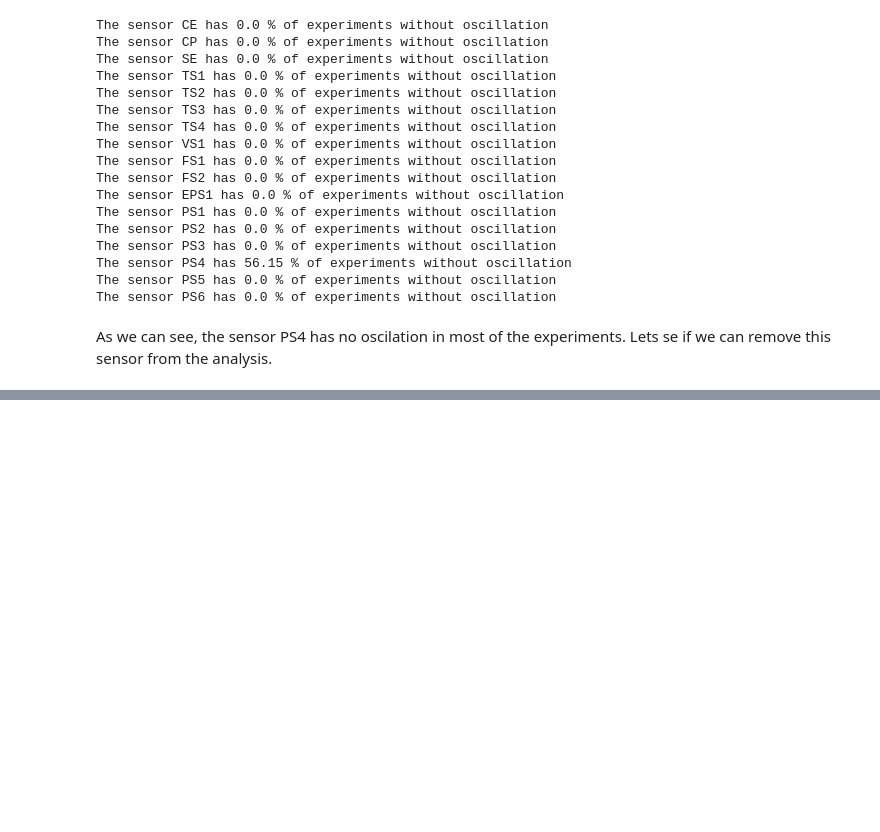
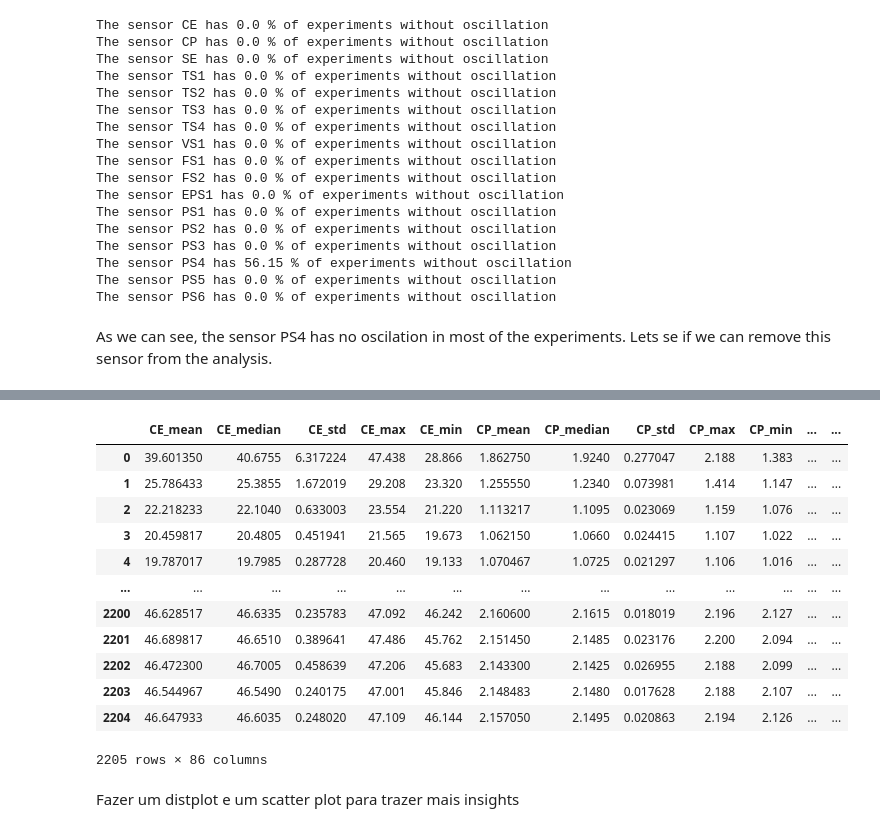
Before and after one commit to antoniotameirao/hydraulic-system-condition-classification, a Jupyter notebook: notebooks/main.ipynb, the cells around one changed output, grey strips where cells are left out. Cells and saved outputs as stored; diff of their text form; code cells hidden in the pictures; blank space fills up the shorter version.

```diff
--- a/notebooks/main.ipynb
+++ b/notebooks/main.ipynb
@@ -287,0 +305,53 @@ fig.update_layout(title=f'{names[sensor]}',
+# %%
+def create_features_df(data, names, features_dict):
+    n_sensors = data.shape[2]
+    df = pd.DataFrame()
+    for sensor_idx in range(n_sensors):
+        sensor_name = names[sensor_idx]
+        sensor_data = data[:,:,sensor_idx]
+        for feat_name, feat in features_dict.items():
+            column_name = sensor_name + '_' + feat_name
+            column_values = feat(sensor_data)
+            df[column_name] = column_values
+
+    return df
+# %%
+one_hz_df = create_features_df(
+    one_hz_data,
+    one_hz_names,
+    features_dict
+)
+
+ten_hz_df = create_features_df(
+    ten_hz_data,
+    ten_hz_names,
+    features_dict
+)
+
+hund_hz_df = create_features_df(
+    hund_hz_data,
+    hund_hz_names,
+    features_dict
+)
+# %%
+df = pd.concat([one_hz_df, ten_hz_df, hund_hz_df], axis=1)
+# %%
+df['target'] = target
+# %%
+df
+# %% [output]
+|  | CE_mean | CE_median | CE_std | CE_max | CE_min | CP_mean | CP_median | CP_std | CP_max | CP_min | ... | ... |
+| 0 | 39.601350 | 40.6755 | 6.317224 | 47.438 | 28.866 | 1.862750 | 1.9240 | 0.277047 | 2.188 | 1.383 | ... | ... |
+| 1 | 25.786433 | 25.3855 | 1.672019 | 29.208 | 23.320 | 1.255550 | 1.2340 | 0.073981 | 1.414 | 1.147 | ... | ... |
+| 2 | 22.218233 | 22.1040 | 0.633003 | 23.554 | 21.220 | 1.113217 | 1.1095 | 0.023069 | 1.159 | 1.076 | ... | ... |
+| 3 | 20.459817 | 20.4805 | 0.451941 | 21.565 | 19.673 | 1.062150 | 1.0660 | 0.024415 | 1.107 | 1.022 | ... | ... |
+| 4 | 19.787017 | 19.7985 | 0.287728 | 20.460 | 19.133 | 1.070467 | 1.0725 | 0.021297 | 1.106 | 1.016 | ... | ... |
+| ... | ... | ... | ... | ... | ... | ... | ... | ... | ... | ... | ... | ... |
+| 2200 | 46.628517 | 46.6335 | 0.235783 | 47.092 | 46.242 | 2.160600 | 2.1615 | 0.018019 | 2.196 | 2.127 | ... | ... |
+| 2201 | 46.689817 | 46.6510 | 0.389641 | 47.486 | 45.762 | 2.151450 | 2.1485 | 0.023176 | 2.200 | 2.094 | ... | ... |
+| 2202 | 46.472300 | 46.7005 | 0.458639 | 47.206 | 45.683 | 2.143300 | 2.1425 | 0.026955 | 2.188 | 2.099 | ... | ... |
+| 2203 | 46.544967 | 46.5490 | 0.240175 | 47.001 | 45.846 | 2.148483 | 2.1480 | 0.017628 | 2.188 | 2.107 | ... | ... |
+| 2204 | 46.647933 | 46.6035 | 0.248020 | 47.109 | 46.144 | 2.157050 | 2.1495 | 0.020863 | 2.194 | 2.126 | ... | ... |
+2205 rows × 86 columns
+# %% [markdown]
+Fazer um distplot e um scatter plot para trazer mais insights
```
Also changed, not shown: parts of 13 cells of this notebook.
